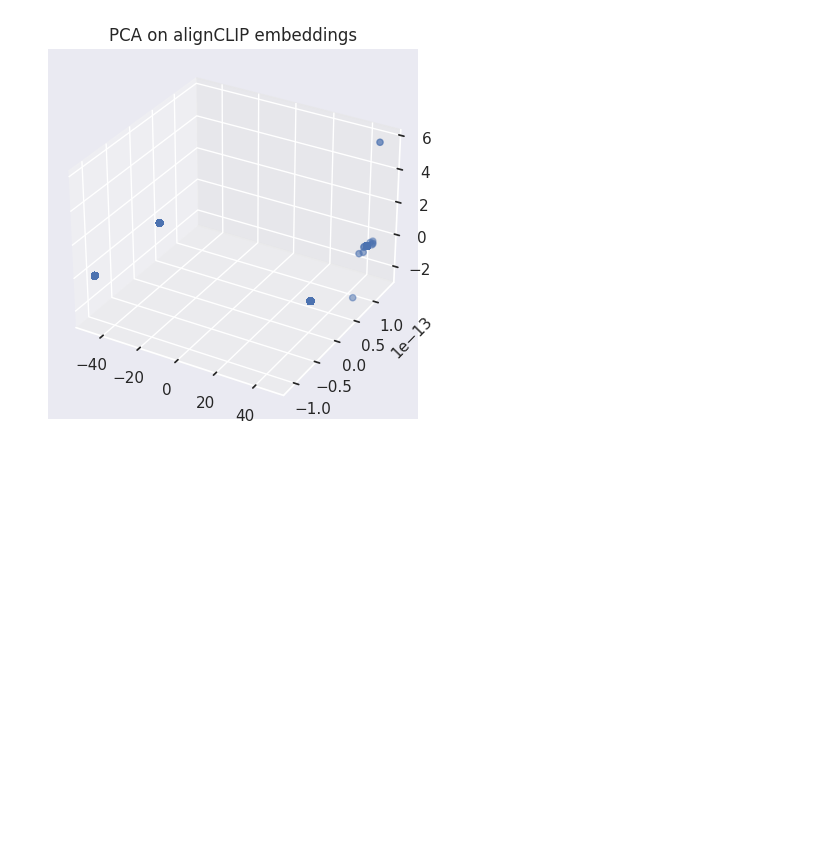
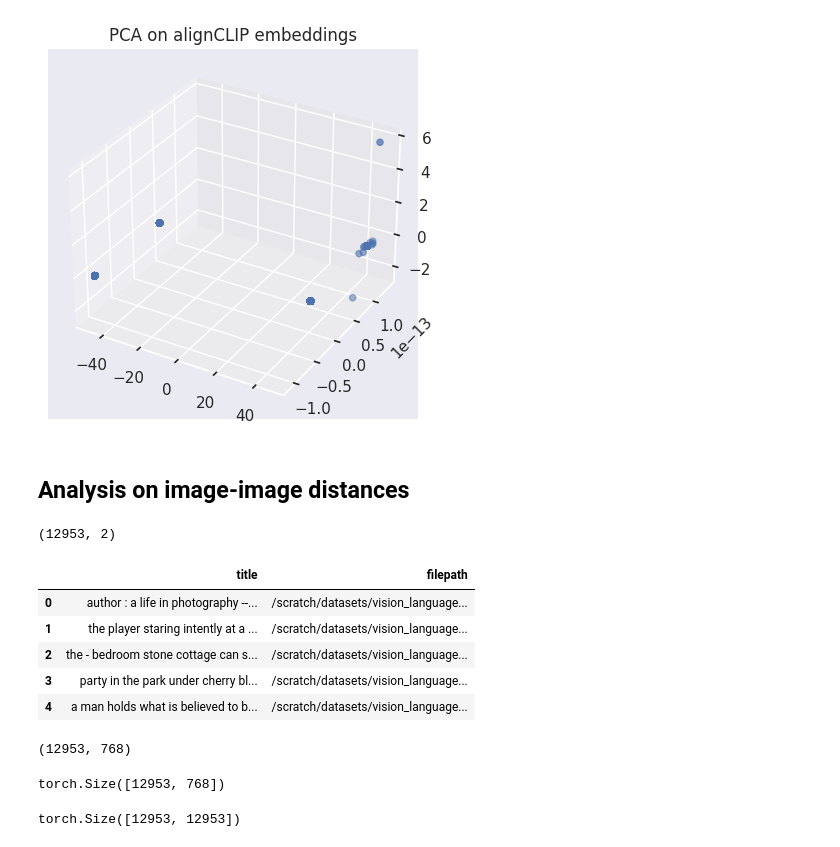
Before and after one commit to sarahESL/open_clip, a Jupyter notebook: src/alignment_separation_scores.ipynb, the cells around one changed output. Cells and saved outputs as stored; diff of their text form; code cells hidden in the pictures; blank space fills up the shorter version.

Commit message:
Add calculations for image-image distances

```diff
--- a/src/alignment_separation_scores.ipynb
+++ b/src/alignment_separation_scores.ipynb
@@ -213,3 +217,5 @@ plot_pca(df, labels, title='PCA on alignCLIP embeddings')
 # %% [output]
 <Figure size 1600x1000 with 0 Axes>
 [figure]
+# %% [markdown]
+## Analysis on image-image distances
@@ -215,0 +226,12 @@ plot_pca(df, labels, title='PCA on alignCLIP embeddings')
+# %%
+cc3m_df = pd.read_csv(data_path, sep='\t')
+print(cc3m_df.shape)
+cc3m_df.head()
+# %% [output]
+(12953, 2)
+|  | title | filepath |
+| 0 | author : a life in photography --... | /scratch/datasets/vision_language... |
+| 1 | the player staring intently at a ... | /scratch/datasets/vision_language... |
+| 2 | the - bedroom stone cottage can s... | /scratch/datasets/vision_language... |
+| 3 | party in the park under cherry bl... | /scratch/datasets/vision_language... |
+| 4 | a man holds what is believed to b... | /scratch/datasets/vision_language... |
@@ -215,0 +240,4 @@ plot_pca(df, labels, title='PCA on alignCLIP embeddings')
+# %%
+sbert_encoded_captions.shape
+# %% [output]
+(12953, 768)
@@ -215,0 +247,9 @@ plot_pca(df, labels, title='PCA on alignCLIP embeddings')
+# %%
+sbert_encoded_captions.shape
+# %% [output]
+torch.Size([12953, 768])
+# %%
+sims = sbert_encoded_captions @ sbert_encoded_captions.T
+sims.shape
+# %% [output]
+torch.Size([12953, 12953])
```
Also changed, not shown: parts of 25 cells of this notebook, 1 other file.
